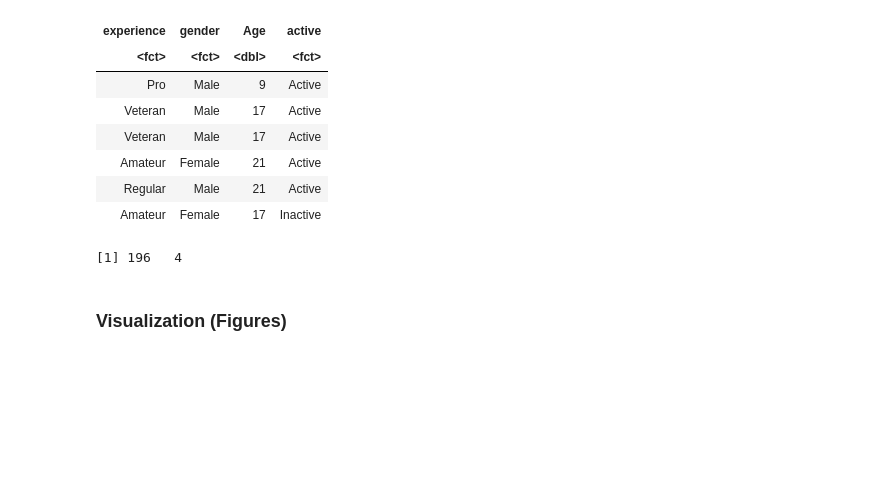
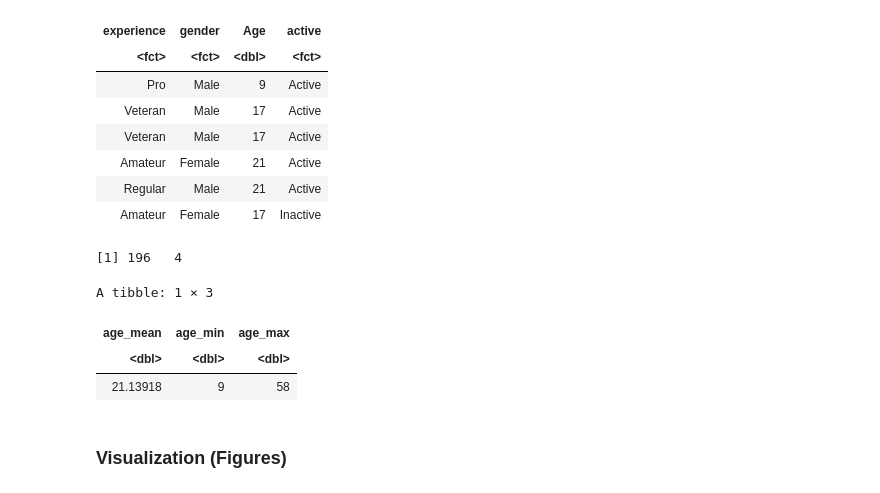
Before and after one commit to lucychenyun/DSCI100-Project-Group, a Jupyter notebook: Project.ipynb, the cells around one changed output. Saved outputs shown, nothing was run; the diff lists cells and outputs as text; code cells hidden in the pictures; blank space fills up the shorter version.

Commit message:
added summary of data

```diff
--- a/Project.ipynb
+++ b/Project.ipynb
@@ -104,6 +104,15 @@ A tibble: 6 × 4
 | Regular | Male | 21 | Active |
 | Amateur | Female | 17 | Inactive |
 [1] 196   4
+# %%
+summary <- player_data_2 |>
+    summarize(age_mean=mean(Age,na.rm=TRUE), age_min=min(Age,na.rm=TRUE), age_max=max(Age,na.rm=TRUE))
+summary
+# %% [output]
+A tibble: 1 × 3
+| age_mean | age_min | age_max |
+| <dbl> | <dbl> | <dbl> |
+| 21.13918 | 9 | 58 |
 # %% [markdown]
 ### Visualization (Figures)
 # %%
```
